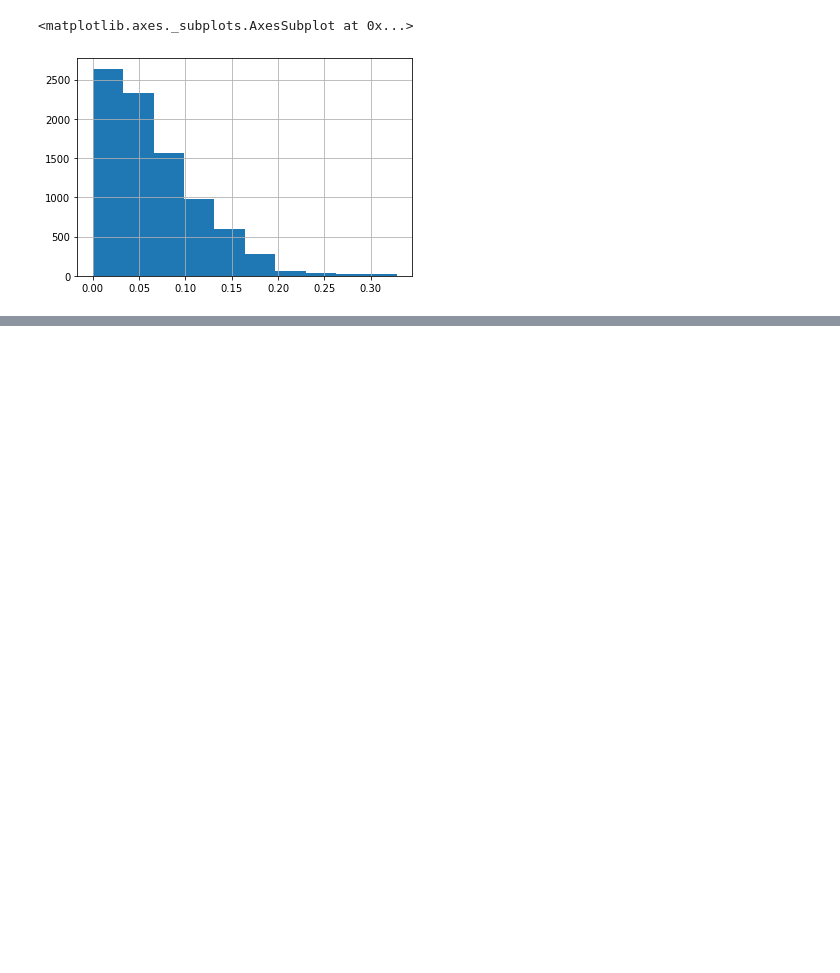
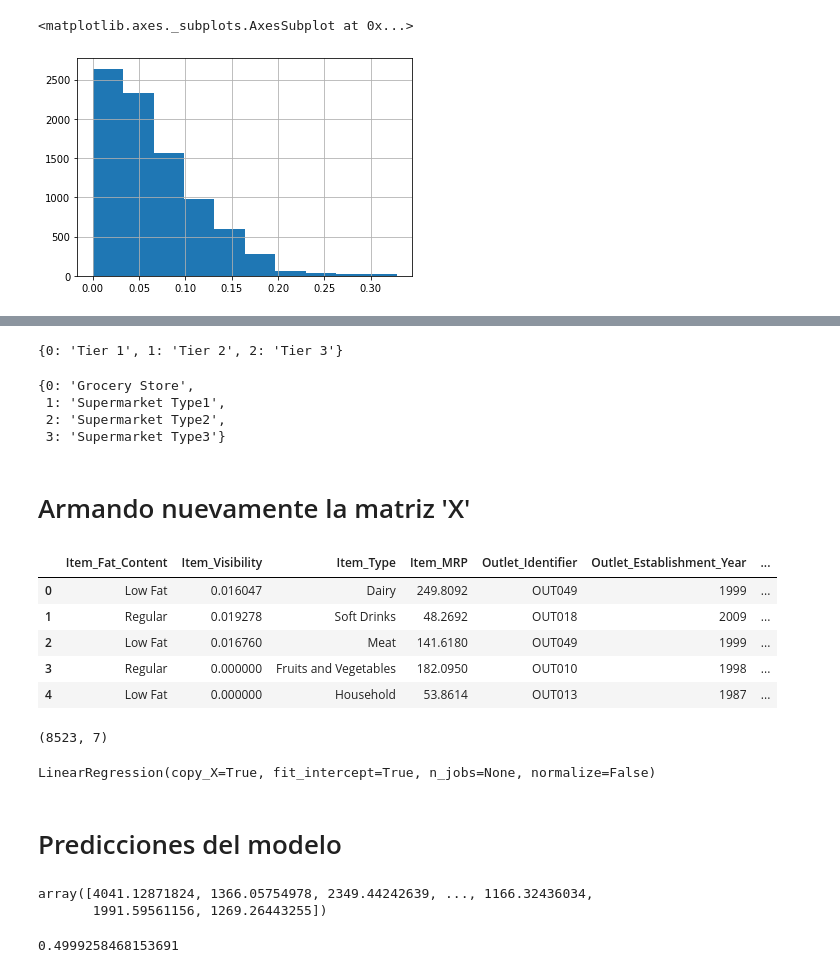
Before and after one commit to ejliendov/sales-prediccions, a Jupyter notebook: sales_predictions.ipynb, the cells around one changed output, grey strips where cells are left out. Drawn from its saved outputs; the diff is of its cells as text; code cells hidden in the pictures; blank space fills up the shorter version.

```diff
--- a/sales_predictions.ipynb
+++ b/sales_predictions.ipynb
@@ -264,0 +323,60 @@ df1.corr()
+# %%
+# Variable 'Outlet_Location_Type'
+loc_labels = gle.fit_transform(df1['Outlet_Location_Type'])
+loc_mappings = {index: label for index, label in
+                  enumerate(gle.classes_)}
+loc_mappings
+# %% [output]
+{0: 'Tier 1', 1: 'Tier 2', 2: 'Tier 3'}
+# %%
+df_reg['LocLabel'] = loc_labels
+# %%
+# Variable 'Outlet_Type'
+outlet_labels = gle.fit_transform(df1['Outlet_Type'])
+outlet_mappings = {index: label for index, label in
+                  enumerate(gle.classes_)}
+outlet_mappings
+# %% [output]
+{0: 'Grocery Store',
+ 1: 'Supermarket Type1',
+ 2: 'Supermarket Type2',
+ 3: 'Supermarket Type3'}
+# %%
+df_reg['OutletLabel'] = outlet_labels
+# %% [markdown]
+# Armando nuevamente la matriz 'X'
+# %%
+df_reg.head()
+# %% [output]
+|  | Item_Fat_Content | Item_Visibility | Item_Type | Item_MRP | Outlet_Identifier | Outlet_Establishment_Year | ... |
+| 0 | Low Fat | 0.016047 | Dairy | 249.8092 | OUT049 | 1999 | ... |
+| 1 | Regular | 0.019278 | Soft Drinks | 48.2692 | OUT018 | 2009 | ... |
+| 2 | Low Fat | 0.016760 | Meat | 141.6180 | OUT049 | 1999 | ... |
+| 3 | Regular | 0.000000 | Fruits and Vegetables | 182.0950 | OUT010 | 1998 | ... |
+| 4 | Low Fat | 0.000000 | Household | 53.8614 | OUT013 | 1987 | ... |
+# %%
+# matriz de características (debe ser una matriz NumPy)
+# valores convierte el marco de datos en Num
+X1 = df_reg.drop(columns={'Item_Fat_Content','Item_Type','Outlet_Identifier','Outlet_Location_Type','Outlet_Type',
+                         'Item_Outlet_Sales'}).values
+X1.shape
+# %% [output]
+(8523, 7)
+# %%
+reg.fit(X,y)
+# %% [output]
+LinearRegression(copy_X=True, fit_intercept=True, n_jobs=None, normalize=False)
+# %% [markdown]
+# Predicciones del modelo
+# %%
+y_prediccion = reg.predict(X)
+y_prediccion
+# %% [output]
+array([4041.12871824, 1366.05754978, 2349.44242639, ..., 1166.32436034,
+       1991.59561156, 1269.26443255])
+# %%
+# Calculando R^2
+score = reg.score(X, y)
+print(score)
+# %% [output]
+0.4999258468153691
```
Also changed, not shown: parts of 28 cells of this notebook.
